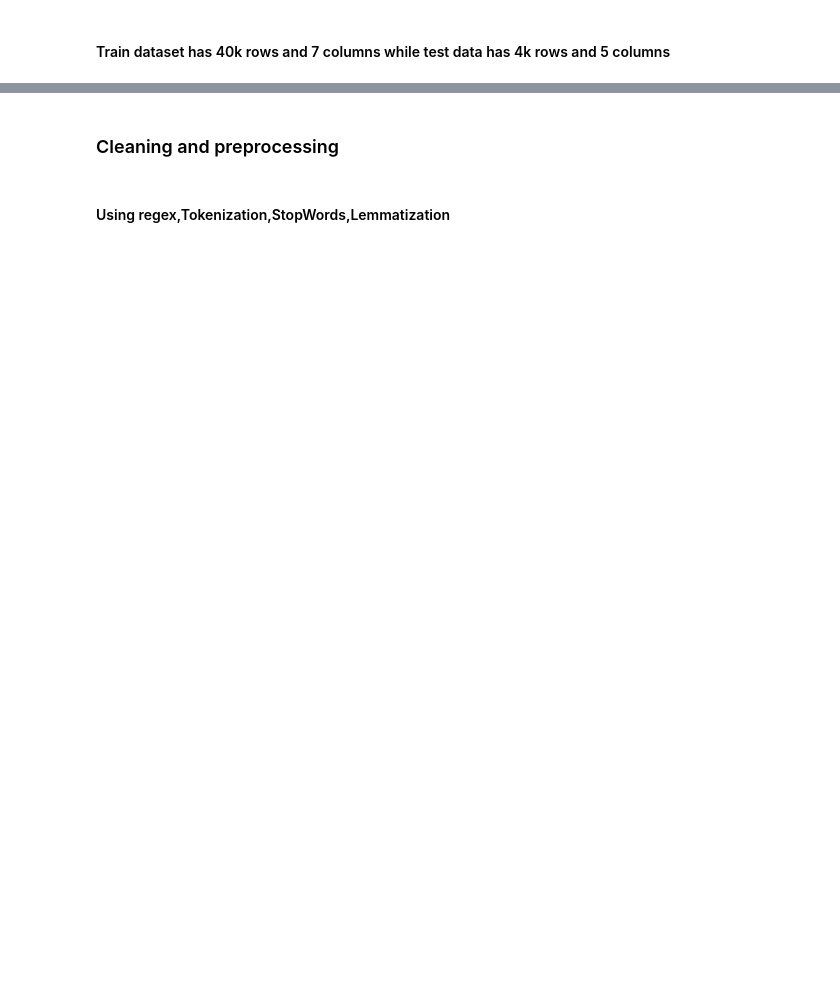
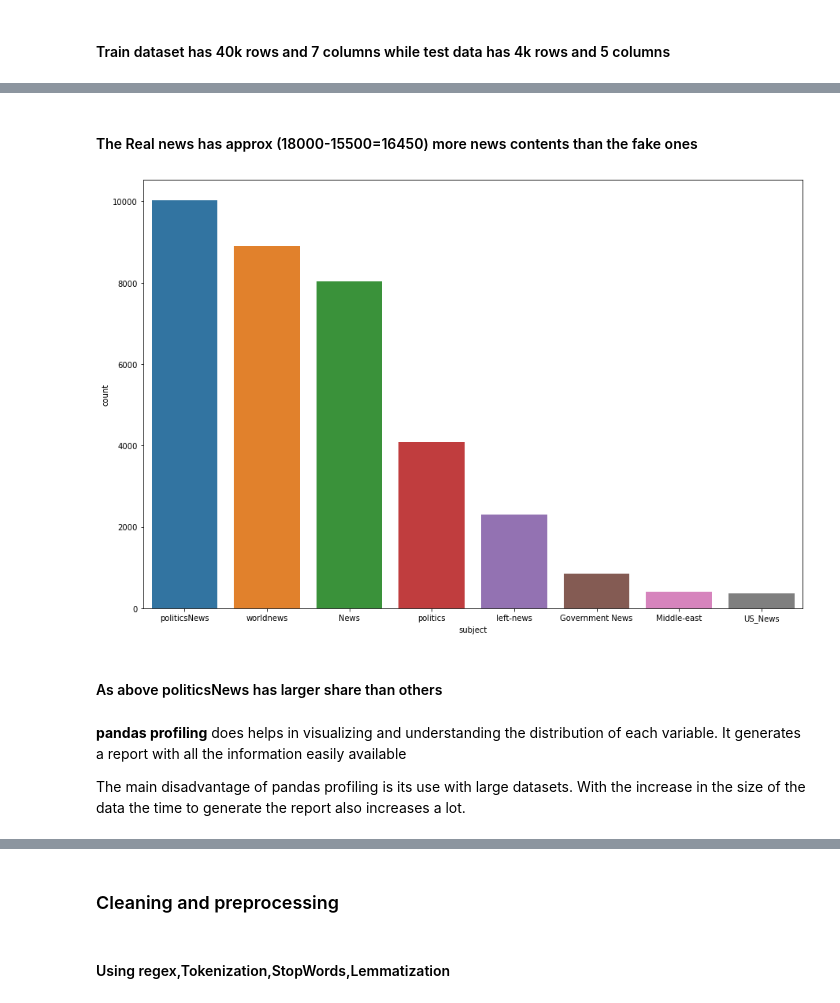
Before and after one commit to sanapple9631/datascienceprojects, a Jupyter notebook: NLP/Fake News/fake_news_detection/notebooks/Fake News detection Project.ipynb, the cells around one changed output, grey strips where cells are left out. Cells and saved outputs as stored; diff of their text form; code cells hidden in the pictures; blank space fills up the shorter version.

```diff
--- a/NLP/Fake News/fake_news_detection/notebooks/Fake News detection Project.ipynb
+++ b/NLP/Fake News/fake_news_detection/notebooks/Fake News detection Project.ipynb
@@ -155,0 +326,15 @@ print(fake_news_test_data.isnull().sum())
+# %% [markdown]
+#### The Real news has approx (18000-15500=16450) more news contents than the fake ones
+# %%
+plt.figure(figsize=(15,10))
+ax = sns.countplot(x="subject",data=fake_news_train_data,order=fake_news_train_data['subject'].value_counts().index)
+# %% [output]
+[figure, added]
+# %% [markdown]
+#### As above politicsNews has larger share than others
+# %% [markdown]
+<b>pandas profiling</b> does helps in visualizing and understanding the distribution of each variable.
+It generates a report with all the information easily available
+
+
+The main disadvantage of pandas profiling is its use with large datasets. With the increase in the size of the data the time to generate the report also increases a lot.
```
Also changed, not shown: parts of 81 cells of this notebook, 1 other file.
